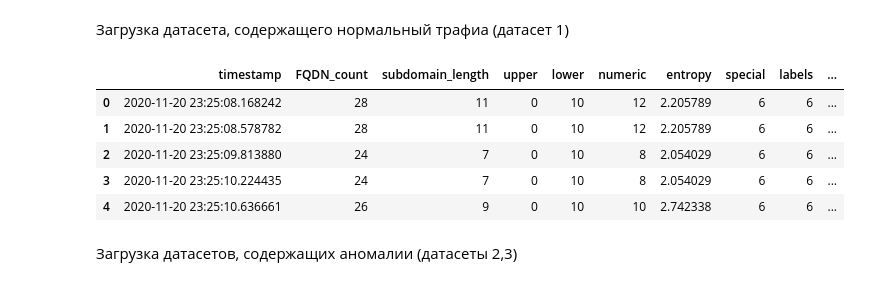
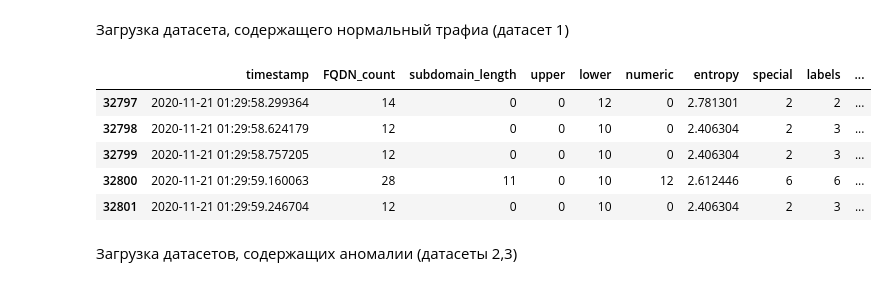
Before and after one commit to lyumos/anomalies-detection-project, a Jupyter notebook: datasets processing/domain characteristics dataset/dataset processing.ipynb, the cells around one changed output. Saved outputs shown, nothing was run; the diff lists cells and outputs as text; code cells hidden in the pictures.

```diff
--- a/datasets processing/domain characteristics dataset/dataset processing.ipynb
+++ b/datasets processing/domain characteristics dataset/dataset processing.ipynb
@@ -13,16 +13,16 @@ import seaborn as sns
 # %%
 with open('/home/lyumos/PycharmProjects/anomalies-detection-project/datasets processing/domain characteristics dataset/benign.csv', 'r') as file:
     df1 = pd.read_csv(file)
     df1['label'] = 0
-df1.drop(df[df['label'] == 0].index[:32797], inplace=True)
+df1.drop(df1[df1['label'] == 0].index[:32797], inplace=True)
 df1.head()
 # %% [output]
 |  | timestamp | FQDN_count | subdomain_length | upper | lower | numeric | entropy | special | labels | ... |
-| 0 | 2020-11-20 23:25:08.168242 | 28 | 11 | 0 | 10 | 12 | 2.205789 | 6 | 6 | ... |
-| 1 | 2020-11-20 23:25:08.578782 | 28 | 11 | 0 | 10 | 12 | 2.205789 | 6 | 6 | ... |
-| 2 | 2020-11-20 23:25:09.813880 | 24 | 7 | 0 | 10 | 8 | 2.054029 | 6 | 6 | ... |
-| 3 | 2020-11-20 23:25:10.224435 | 24 | 7 | 0 | 10 | 8 | 2.054029 | 6 | 6 | ... |
-| 4 | 2020-11-20 23:25:10.636661 | 26 | 9 | 0 | 10 | 10 | 2.742338 | 6 | 6 | ... |
+| 32797 | 2020-11-21 01:29:58.299364 | 14 | 0 | 0 | 12 | 0 | 2.781301 | 2 | 2 | ... |
+| 32798 | 2020-11-21 01:29:58.624179 | 12 | 0 | 0 | 10 | 0 | 2.406304 | 2 | 3 | ... |
+| 32799 | 2020-11-21 01:29:58.757205 | 12 | 0 | 0 | 10 | 0 | 2.406304 | 2 | 3 | ... |
+| 32800 | 2020-11-21 01:29:59.160063 | 28 | 11 | 0 | 10 | 12 | 2.612446 | 6 | 6 | ... |
+| 32801 | 2020-11-21 01:29:59.246704 | 12 | 0 | 0 | 10 | 0 | 2.406304 | 2 | 3 | ... |
 # %% [markdown]
 Загрузка датасетов, содержащих аномалии (датасеты 2,3)
 # %%
```
Also changed, not shown: parts of 9 cells of this notebook, 5 other files.
